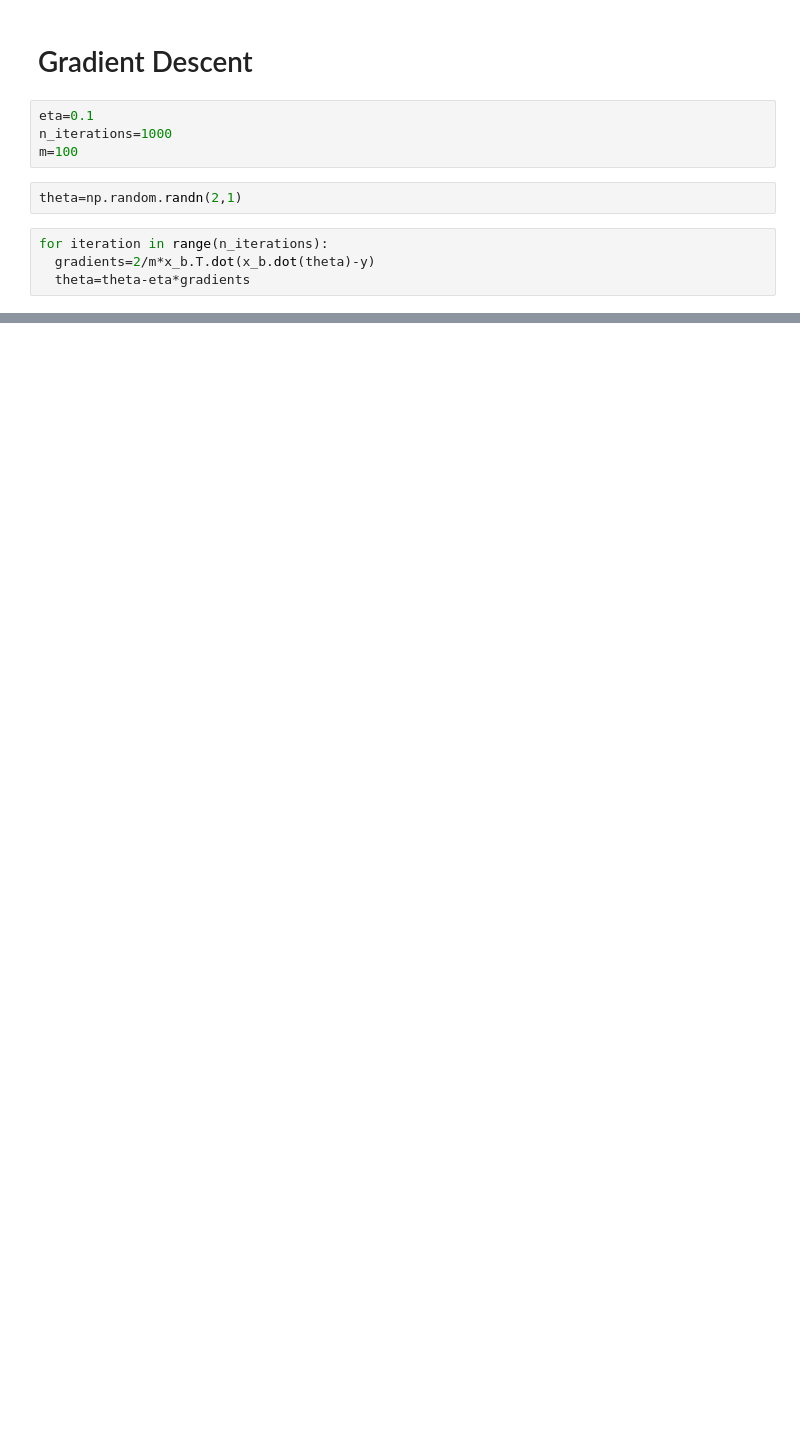
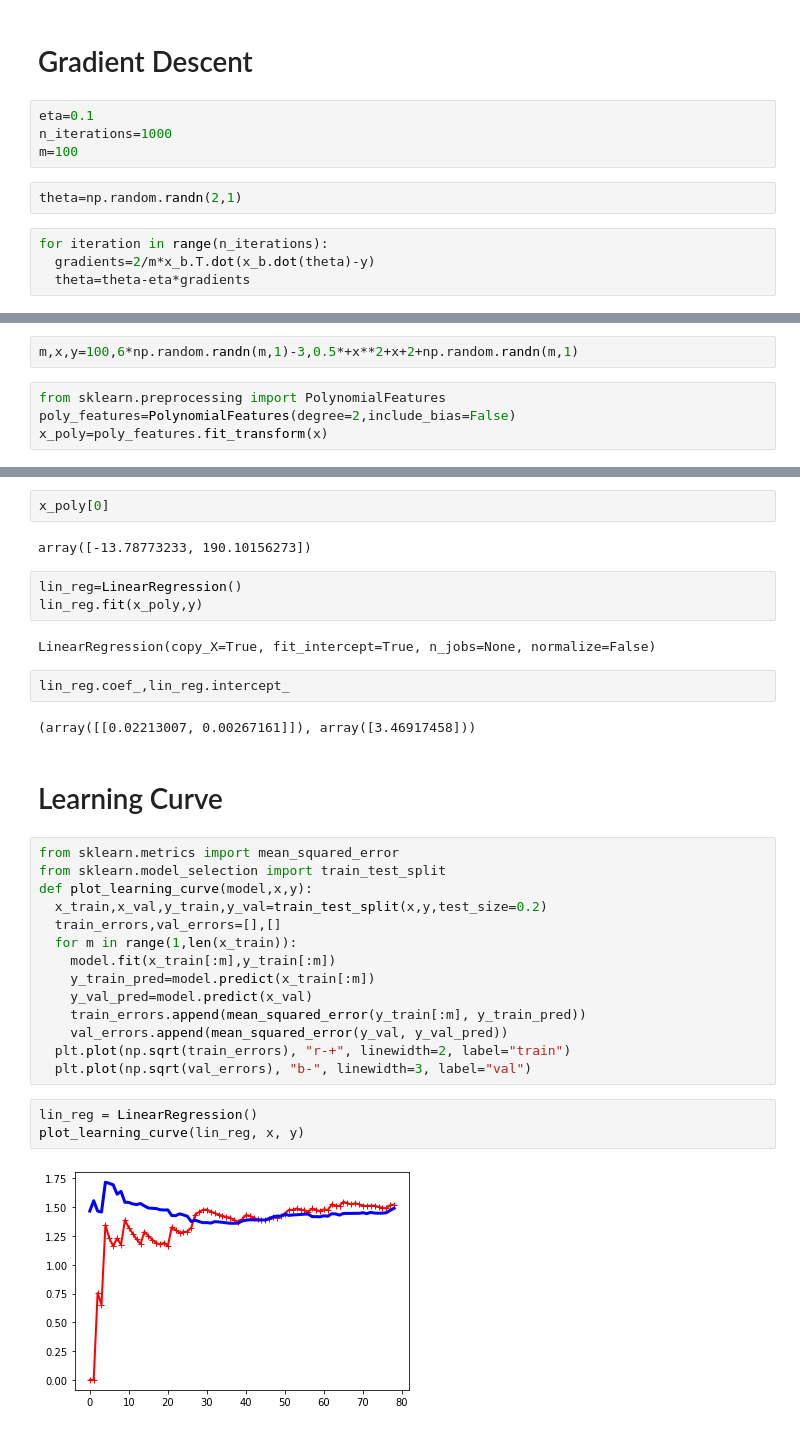
Before and after one commit to SkaarFacee/MachineLearning, a Jupyter notebook: Hands-on ML2/Chapter4.ipynb, the cells around one changed output, grey strips where cells are left out. Saved outputs shown, nothing was run; the diff lists cells and outputs as text; blank space fills up the shorter version.

```diff
--- a/Hands-on ML2/Chapter4.ipynb
+++ b/Hands-on ML2/Chapter4.ipynb
@@ -81,0 +123,6 @@ array([[4.33991732],
+# %%
+m,x,y=100,6*np.random.randn(m,1)-3,0.5*+x**2+x+2+np.random.randn(m,1)
+# %%
+from sklearn.preprocessing import PolynomialFeatures
+poly_features=PolynomialFeatures(degree=2,include_bias=False)
+x_poly=poly_features.fit_transform(x)
@@ -81,0 +133,34 @@ array([[4.33991732],
+# %%
+x_poly[0]
+# %% [output]
+array([-13.78773233, 190.10156273])
+# %%
+lin_reg=LinearRegression()
+lin_reg.fit(x_poly,y)
+# %% [output]
+LinearRegression(copy_X=True, fit_intercept=True, n_jobs=None, normalize=False)
+# %%
+lin_reg.coef_,lin_reg.intercept_
+# %% [output]
+(array([[0.02213007, 0.00267161]]), array([3.46917458]))
+# %% [markdown]
+# Learning Curve
+# %%
+from sklearn.metrics import mean_squared_error
+from sklearn.model_selection import train_test_split
+def plot_learning_curve(model,x,y):
+  x_train,x_val,y_train,y_val=train_test_split(x,y,test_size=0.2)
+  train_errors,val_errors=[],[]
+  for m in range(1,len(x_train)):
+    model.fit(x_train[:m],y_train[:m])
+    y_train_pred=model.predict(x_train[:m])
+    y_val_pred=model.predict(x_val)
+    train_errors.append(mean_squared_error(y_train[:m], y_train_pred))
+    val_errors.append(mean_squared_error(y_val, y_val_pred))
+  plt.plot(np.sqrt(train_errors), "r-+", linewidth=2, label="train")
+  plt.plot(np.sqrt(val_errors), "b-", linewidth=3, label="val")
+# %%
+lin_reg = LinearRegression()
+plot_learning_curve(lin_reg, x, y)
+# %% [output]
+[figure, added]
```
Also changed, not shown: parts of 19 cells of this notebook.
